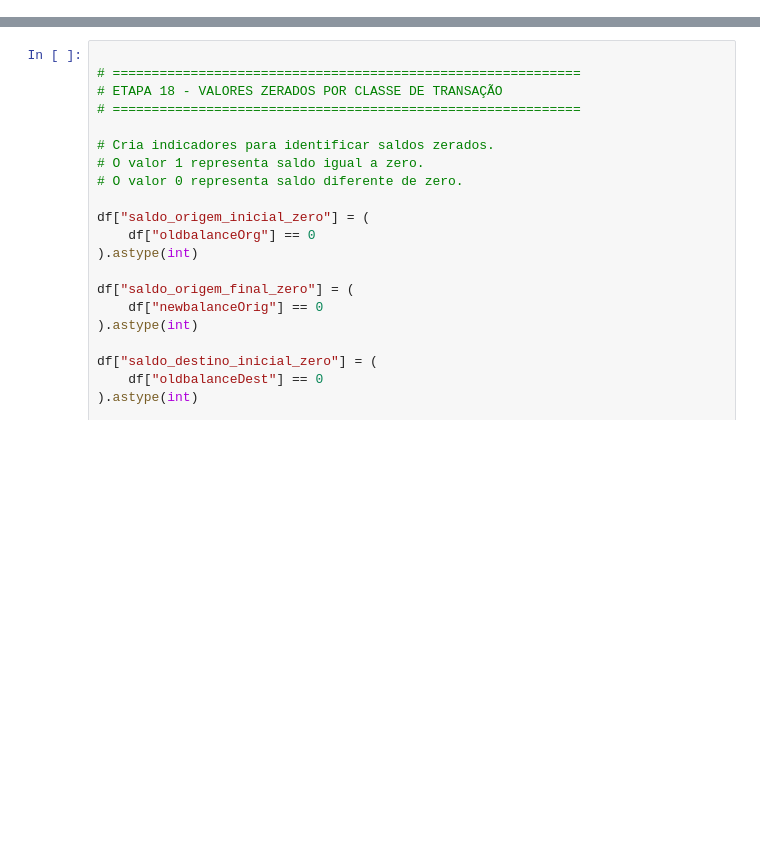
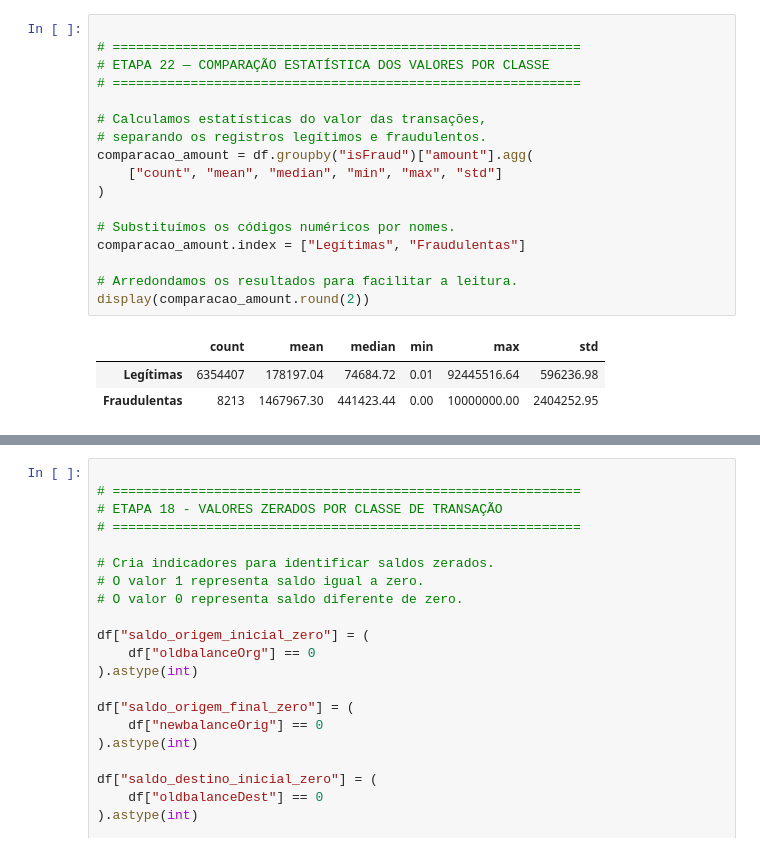
Before and after one commit to joaoribeiro-max/grupo5-fraud-detection, a Jupyter notebook: notebooks/01_analise_exploratoria.ipynb, the cells around one changed output, grey strips where cells are left out. Saved outputs shown, nothing was run; the diff lists cells and outputs as text; blank space fills up the shorter version.

```diff
--- a/notebooks/01_analise_exploratoria.ipynb
+++ b/notebooks/01_analise_exploratoria.ipynb
@@ -0,0 +108,21 @@
+# %%
+
+# ============================================================
+# ETAPA 22 — COMPARAÇÃO ESTATÍSTICA DOS VALORES POR CLASSE
+# ============================================================
+
+# Calculamos estatísticas do valor das transações,
+# separando os registros legítimos e fraudulentos.
+comparacao_amount = df.groupby("isFraud")["amount"].agg(
+    ["count", "mean", "median", "min", "max", "std"]
+)
+
+# Substituímos os códigos numéricos por nomes.
+comparacao_amount.index = ["Legítimas", "Fraudulentas"]
+
+# Arredondamos os resultados para facilitar a leitura.
+display(comparacao_amount.round(2))
+# %% [output]
+|  | count | mean | median | min | max | std |
+| Legítimas | 6354407 | 178197.04 | 74684.72 | 0.01 | 92445516.64 | 596236.98 |
+| Fraudulentas | 8213 | 1467967.30 | 441423.44 | 0.00 | 10000000.00 | 2404252.95 |
```
Also changed, not shown: parts of 7 cells of this notebook.
